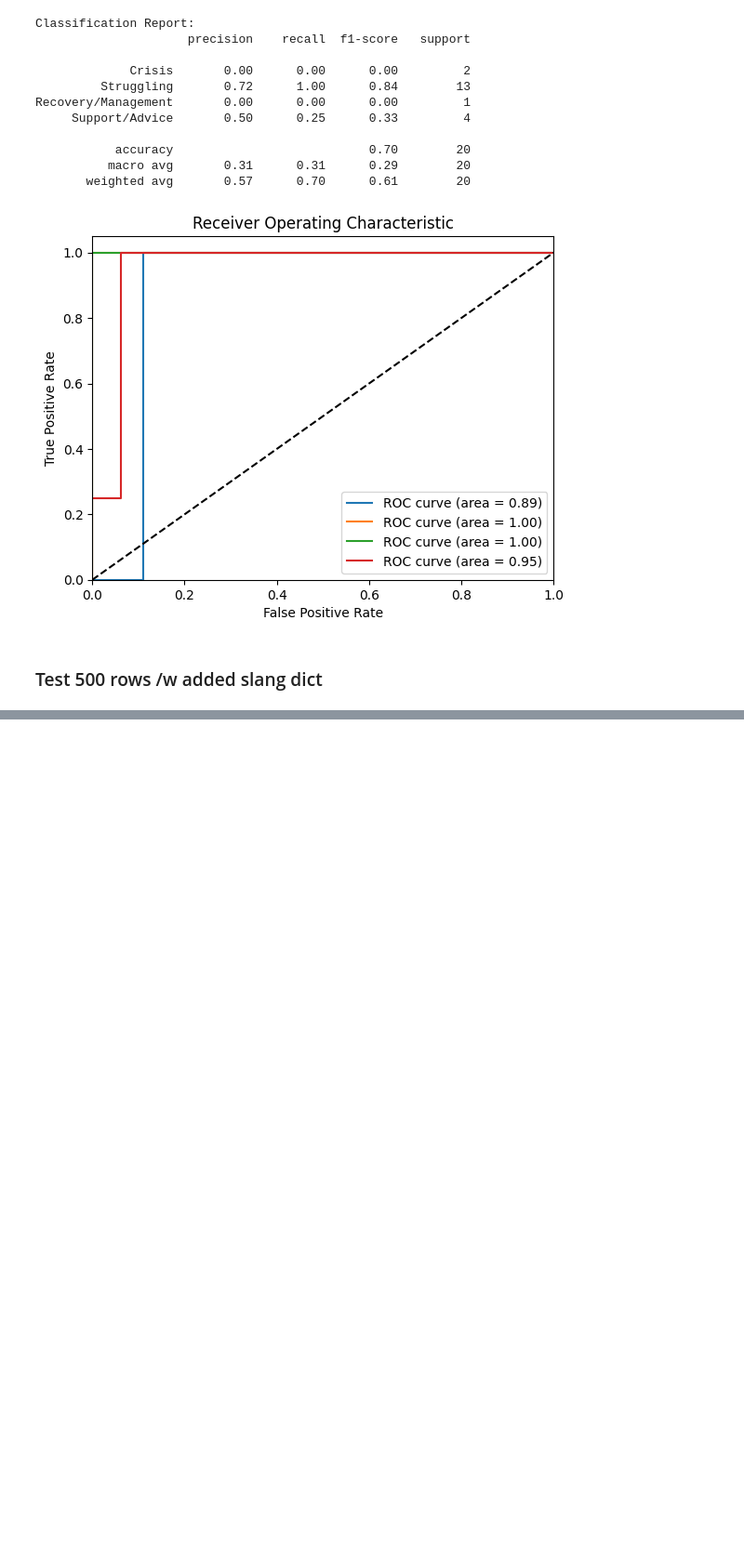
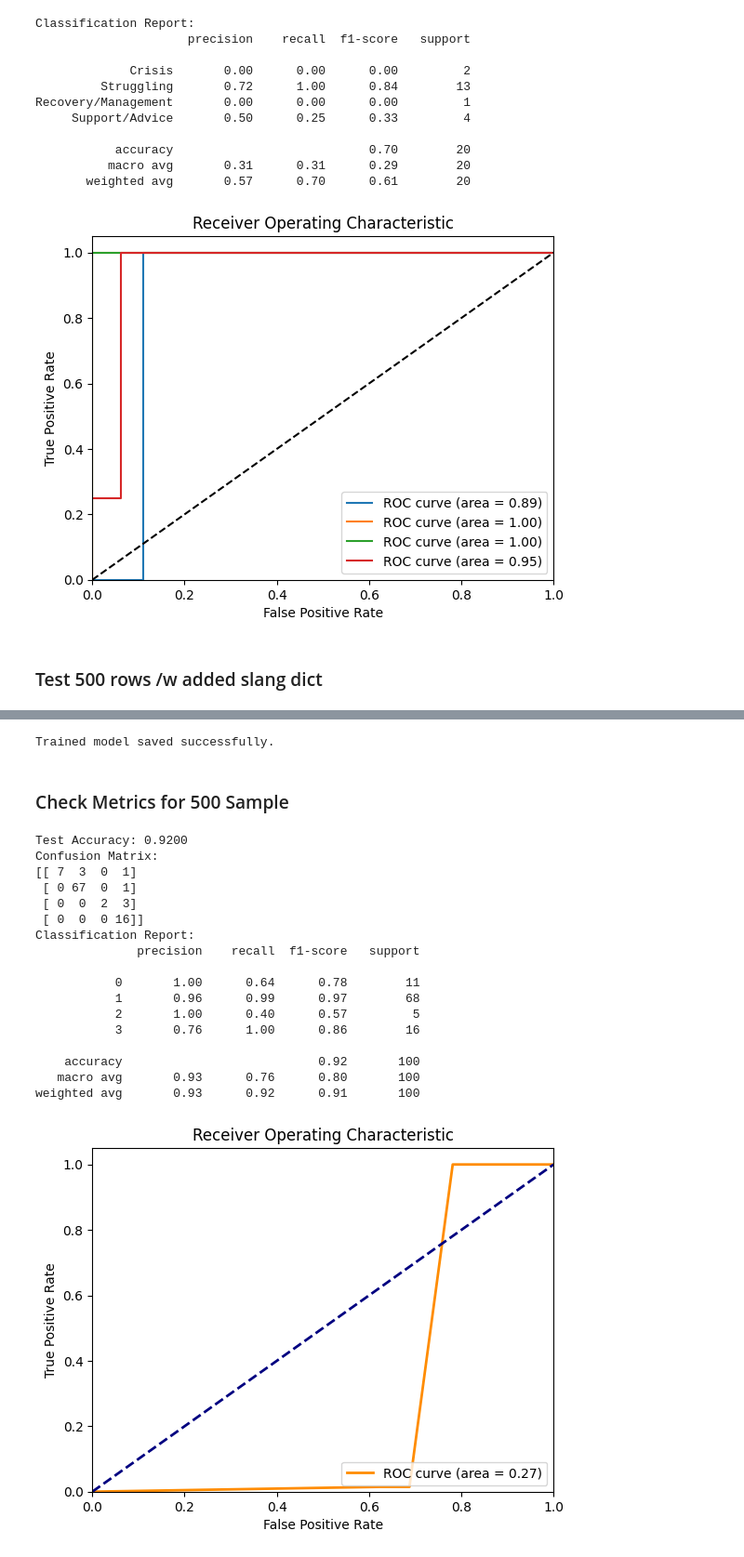
Before and after one commit to Brittanysacha/Social-Media-Suicide-Detection, a Jupyter notebook: bert_model.ipynb, the cells around one changed output, grey strips where cells are left out. Shown at 93% size. Drawn from its saved outputs; the diff is of its cells as text; code cells hidden in the pictures; blank space fills up the shorter version.

```diff
--- a/bert_model.ipynb
+++ b/bert_model.ipynb
@@ -947,0 +958,78 @@ You should probably TRAIN this model on a down-stream task to be able to use it
+# %%
+# Save the trained model
+model_save_path = 'best_bertmodel_500_w_slang.pth'
+torch.save(model.state_dict(), model_save_path)
+print("Trained model saved successfully.")
+# %% [output]
+Trained model saved successfully.
+# %% [markdown]
+### Check Metrics for 500 Sample
+# %%
+# Step 7: Inference
+test_predictions = []
+test_labels = []  # <-- add this line
+
+with torch.no_grad():
+    for batch in test_dataloader:
+        input_ids, attention_mask, labels = batch  # <-- add labels here
+        input_ids = input_ids.to(device)
+        attention_mask = attention_mask.to(device)
+        labels = labels.to(device)  # <-- add this line
+
+        outputs = model(input_ids, attention_mask=attention_mask)
+        logits = outputs.logits
+
+        predictions = torch.argmax(logits, dim=1)
+        test_predictions.extend(predictions.tolist())
+        test_labels.extend(labels.tolist())  # <-- add this line
+
+test_accuracy = accuracy_score(test_labels, test_predictions)  # <-- now we have the labels to calculate accuracy
+
+# Print accuracy
+print(f'Test Accuracy: {test_accuracy:.4f}')
+
+# Create confusion matrix
+conf_matrix = confusion_matrix(test_labels, test_predictions)
+
+# Print confusion matrix
+print('Confusion Matrix:')
+print(conf_matrix)
+
+# Print classification report
+print('Classification Report:')
+print(classification_report(test_labels, test_predictions))
+
+# ROC Curve and AUC Score
+fpr, tpr, thresholds = roc_curve(test_labels, test_predictions, pos_label=1)
+roc_auc = auc(fpr, tpr)
+
+plt.figure()
+lw = 2
+plt.plot(fpr, tpr, color='darkorange', lw=lw, label='ROC curve (area = %0.2f)' % roc_auc)
+plt.plot([0, 1], [0, 1], color='navy', lw=lw, linestyle='--')
+plt.xlim([0.0, 1.0])
+plt.ylim([0.0, 1.05])
+plt.xlabel('False Positive Rate')
+plt.ylabel('True Positive Rate')
+plt.title('Receiver Operating Characteristic')
+plt.legend(loc="lower right")
+plt.show()
+# %% [output]
+Test Accuracy: 0.9200
+Confusion Matrix:
+[[ 7  3  0  1]
+ [ 0 67  0  1]
+ [ 0  0  2  3]
+ [ 0  0  0 16]]
+Classification Report:
+              precision    recall  f1-score   support
+
+           0       1.00      0.64      0.78        11
+           1       0.96      0.99      0.97        68
+           2       1.00      0.40      0.57         5
+           3       0.76      1.00      0.86        16
+
+    accuracy                           0.92       100
+   macro avg       0.93      0.76      0.80       100
+weighted avg       0.93      0.92      0.91       100
+[figure, added]
```
Also changed, not shown: parts of 7 cells of this notebook, 1 other file.
